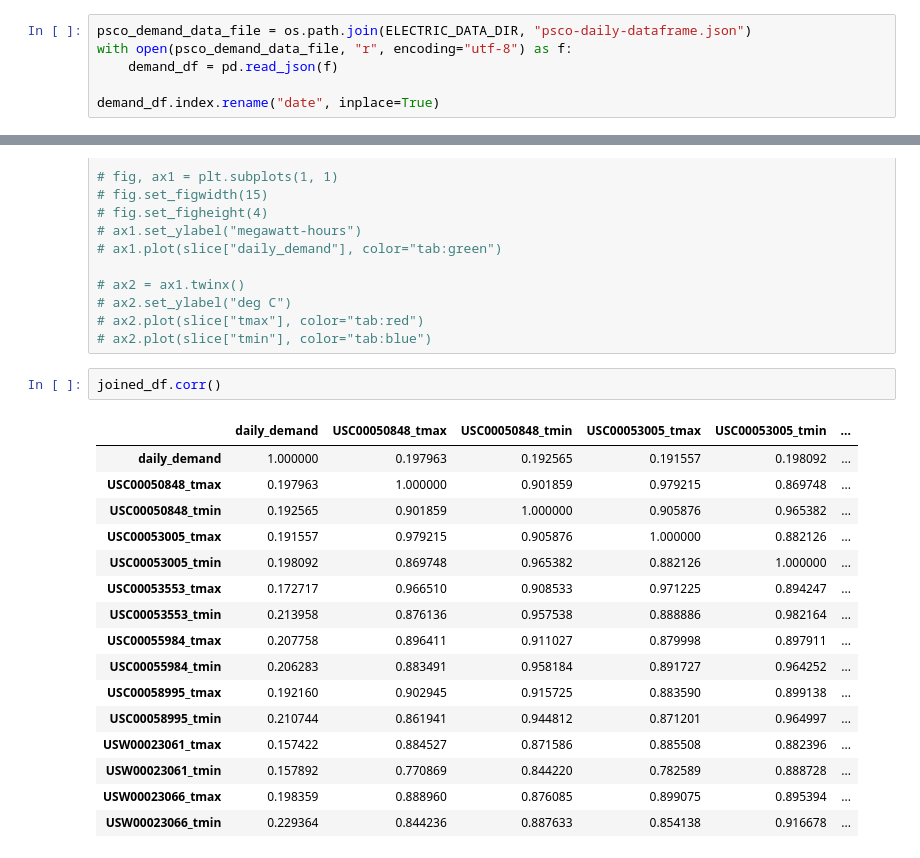
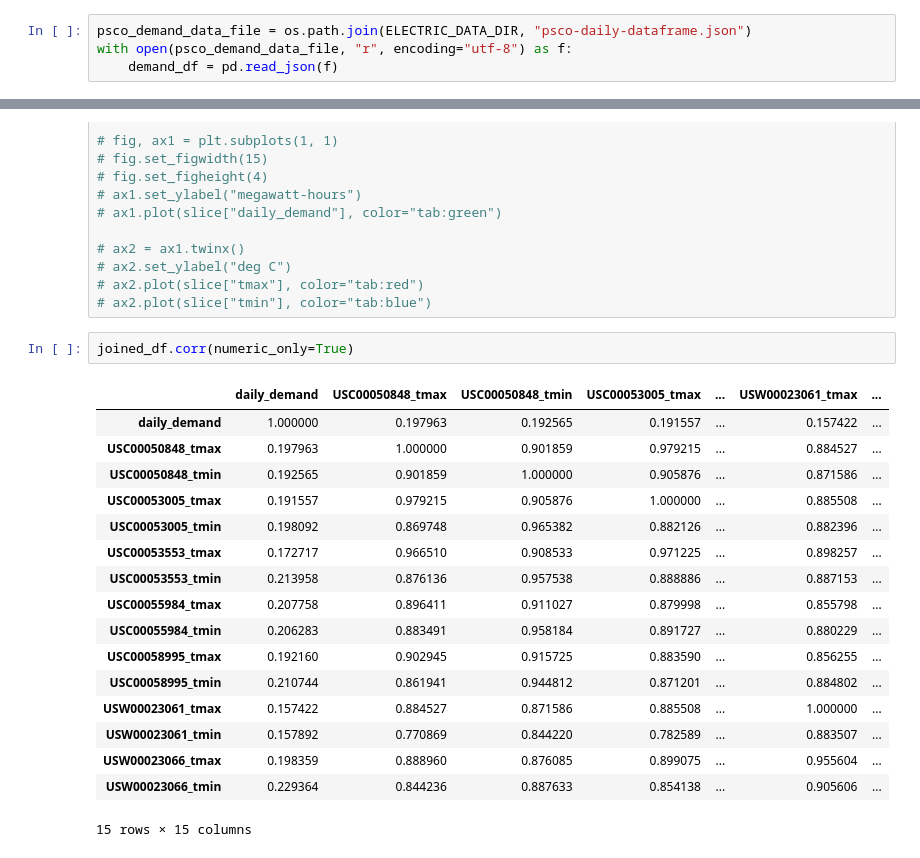
Before and after one commit to breischl/e-predict, a Jupyter notebook: data_analysis.ipynb, the cells around one changed output, grey strips where cells are left out. Saved outputs shown, nothing was run; the diff lists cells and outputs as text.

```diff
--- a/data_analysis.ipynb
+++ b/data_analysis.ipynb
@@ -85,8 +94,6 @@ Load electric demand data
 psco_demand_data_file = os.path.join(ELECTRIC_DATA_DIR, "psco-daily-dataframe.json")
 with open(psco_demand_data_file, "r", encoding="utf-8") as f:
     demand_df = pd.read_json(f)
-
-demand_df.index.rename("date", inplace=True)
 # %%
 mean = demand_df["daily_demand"].mean()
 
@@ -122,21 +132,22 @@ joined_df.dropna(inplace=True)
 # ax2.plot(slice["tmax"], color="tab:red")
 # ax2.plot(slice["tmin"], color="tab:blue")
 # %%
-joined_df.corr()
+joined_df.corr(numeric_only=True)
 # %% [output]
-|  | daily_demand | USC00050848_tmax | USC00050848_tmin | USC00053005_tmax | USC00053005_tmin | ... |
-| daily_demand | 1.000000 | 0.197963 | 0.192565 | 0.191557 | 0.198092 | ... |
-| USC00050848_tmax | 0.197963 | 1.000000 | 0.901859 | 0.979215 | 0.869748 | ... |
-| USC00050848_tmin | 0.192565 | 0.901859 | 1.000000 | 0.905876 | 0.965382 | ... |
-| USC00053005_tmax | 0.191557 | 0.979215 | 0.905876 | 1.000000 | 0.882126 | ... |
-| USC00053005_tmin | 0.198092 | 0.869748 | 0.965382 | 0.882126 | 1.000000 | ... |
-| USC00053553_tmax | 0.172717 | 0.966510 | 0.908533 | 0.971225 | 0.894247 | ... |
-| USC00053553_tmin | 0.213958 | 0.876136 | 0.957538 | 0.888886 | 0.982164 | ... |
-| USC00055984_tmax | 0.207758 | 0.896411 | 0.911027 | 0.879998 | 0.897911 | ... |
-| USC00055984_tmin | 0.206283 | 0.883491 | 0.958184 | 0.891727 | 0.964252 | ... |
-| USC00058995_tmax | 0.192160 | 0.902945 | 0.915725 | 0.883590 | 0.899138 | ... |
-| USC00058995_tmin | 0.210744 | 0.861941 | 0.944812 | 0.871201 | 0.964997 | ... |
-| USW00023061_tmax | 0.157422 | 0.884527 | 0.871586 | 0.885508 | 0.882396 | ... |
-| USW00023061_tmin | 0.157892 | 0.770869 | 0.844220 | 0.782589 | 0.888728 | ... |
-| USW00023066_tmax | 0.198359 | 0.888960 | 0.876085 | 0.899075 | 0.895394 | ... |
-| USW00023066_tmin | 0.229364 | 0.844236 | 0.887633 | 0.854138 | 0.916678 | ... |
+|  | daily_demand | USC00050848_tmax | USC00050848_tmin | USC00053005_tmax | ... | USW00023061_tmax | ... |
+| daily_demand | 1.000000 | 0.197963 | 0.192565 | 0.191557 | ... | 0.157422 | ... |
+| USC00050848_tmax | 0.197963 | 1.000000 | 0.901859 | 0.979215 | ... | 0.884527 | ... |
+| USC00050848_tmin | 0.192565 | 0.901859 | 1.000000 | 0.905876 | ... | 0.871586 | ... |
+| USC00053005_tmax | 0.191557 | 0.979215 | 0.905876 | 1.000000 | ... | 0.885508 | ... |
+| USC00053005_tmin | 0.198092 | 0.869748 | 0.965382 | 0.882126 | ... | 0.882396 | ... |
+| USC00053553_tmax | 0.172717 | 0.966510 | 0.908533 | 0.971225 | ... | 0.898257 | ... |
+| USC00053553_tmin | 0.213958 | 0.876136 | 0.957538 | 0.888886 | ... | 0.887153 | ... |
+| USC00055984_tmax | 0.207758 | 0.896411 | 0.911027 | 0.879998 | ... | 0.855798 | ... |
+| USC00055984_tmin | 0.206283 | 0.883491 | 0.958184 | 0.891727 | ... | 0.880229 | ... |
+| USC00058995_tmax | 0.192160 | 0.902945 | 0.915725 | 0.883590 | ... | 0.856255 | ... |
+| USC00058995_tmin | 0.210744 | 0.861941 | 0.944812 | 0.871201 | ... | 0.884802 | ... |
+| USW00023061_tmax | 0.157422 | 0.884527 | 0.871586 | 0.885508 | ... | 1.000000 | ... |
+| USW00023061_tmin | 0.157892 | 0.770869 | 0.844220 | 0.782589 | ... | 0.883507 | ... |
+| USW00023066_tmax | 0.198359 | 0.888960 | 0.876085 | 0.899075 | ... | 0.955604 | ... |
+| USW00023066_tmin | 0.229364 | 0.844236 | 0.887633 | 0.854138 | ... | 0.905606 | ... |
+15 rows × 15 columns
```
Also changed, not shown: parts of 14 cells of this notebook, 3 other files.
